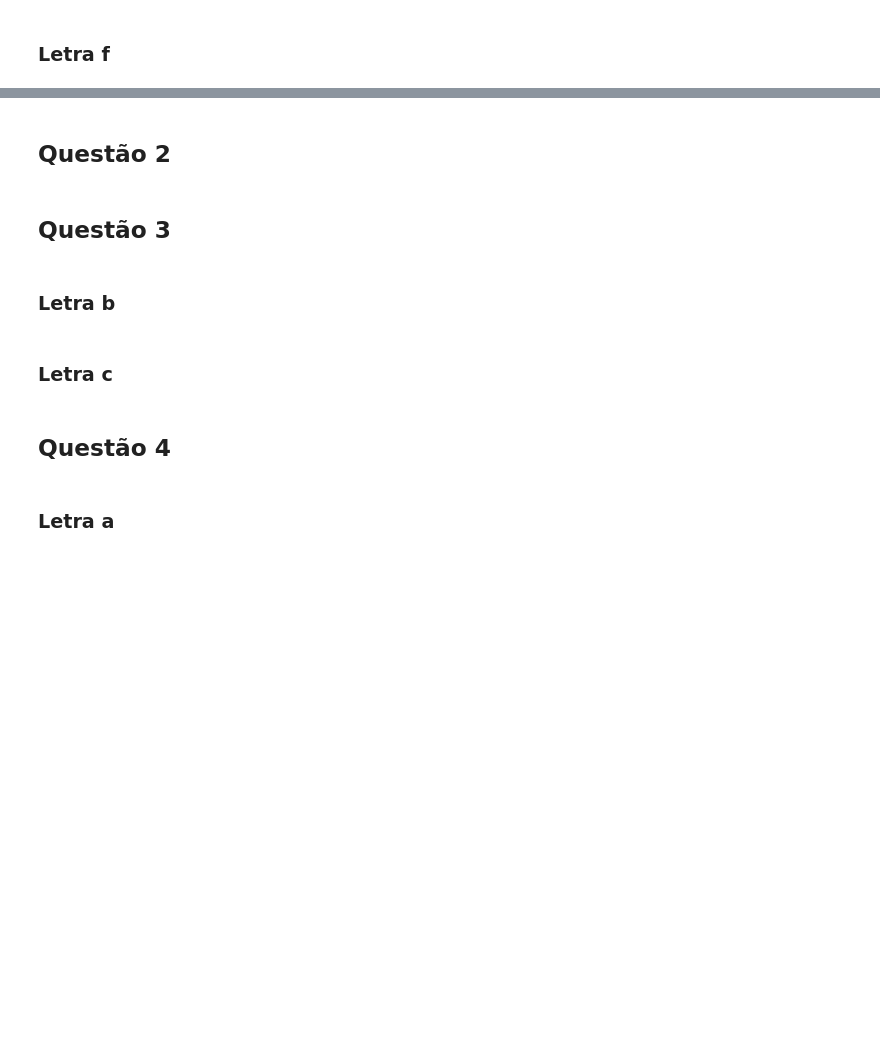
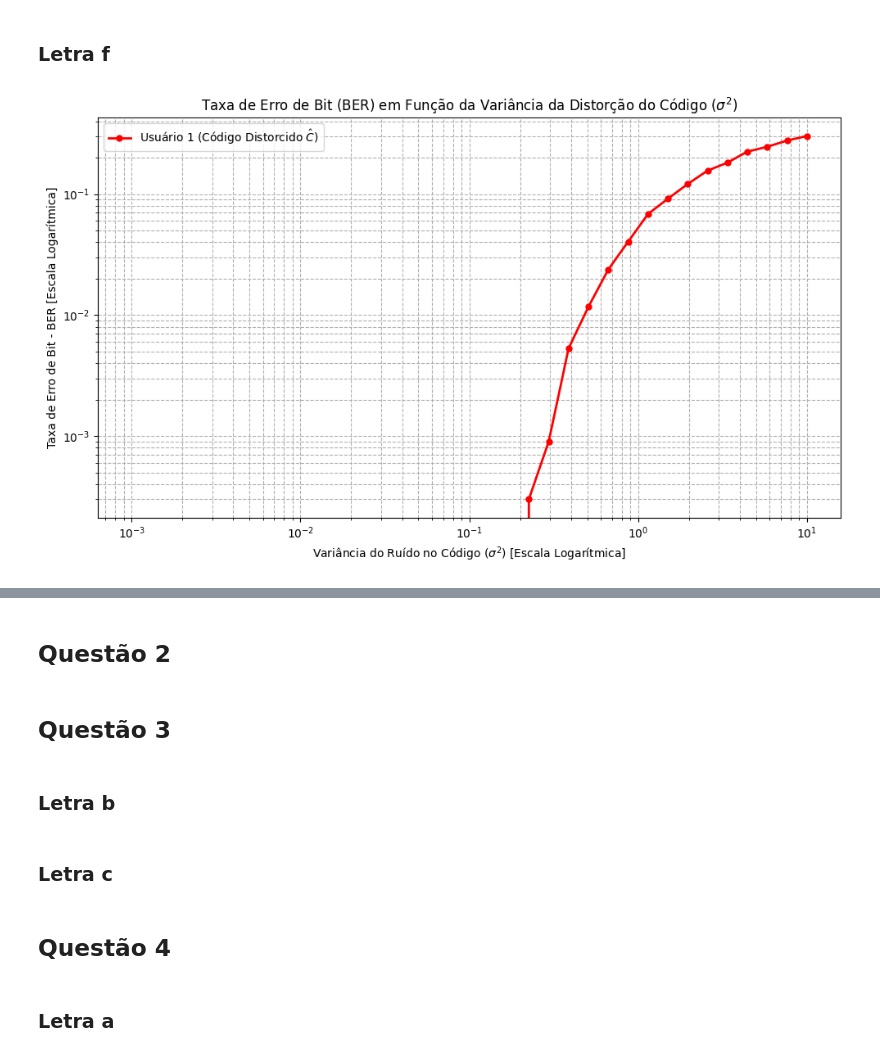
Before and after one commit to alyPoint/CEFET---Processamento-de-Sinais-I-140826, a Jupyter notebook: Pratica_6/DSP_1_PRATICA_6.ipynb, the cells around one changed output, grey strips where cells are left out. Saved outputs shown, nothing was run; the diff lists cells and outputs as text; code cells hidden in the pictures; blank space fills up the shorter version.

```diff
--- a/Pratica_6/DSP_1_PRATICA_6.ipynb
+++ b/Pratica_6/DSP_1_PRATICA_6.ipynb
@@ -281,2 +370,78 @@ imperceptível. A forma de onda combinada dos três usuários ($x_1 + x_2 + x_3$
 # %% [markdown]
 ### **Letra f**
+# %%
+import numpy as np
+import matplotlib.pyplot as plt
+from scipy.linalg import hadamard
+
+# ==========================================
+# 1. CONFIGURAÇÕES E GERAÇÃO DO FLUXO DE DADOS
+# ==========================================
+np.random.seed(42)
+N = 8              # Comprimento do código de Hadamard / chips por bit
+num_bits = 10000   # Número de bits transmitidos para estatísticas de BER
+
+# Gerando fluxos de bits originais para os 3 usuários
+m1 = np.random.choice([-1, 1], num_bits)
+m2 = np.random.choice([-1, 1], num_bits)
+m3 = np.random.choice([-1, 1], num_bits)
+
+# Geração dos códigos de Hadamard ortogonais
+H = hadamard(N)
+c1 = H[1, :]
+c2 = H[2, :]
+c3 = H[3, :]
+
+# Sinais codificados e combinados no canal (sem ruído no canal: w[n] = 0)
+s1 = np.kron(m1, c1)
+s2 = np.kron(m2, c2)
+s3 = np.kron(m3, c3)
+x_sum = s1 + s2 + s3  # y[n] recebido sem ruído de canal
+
+# ==========================================
+# 2. SIMULAÇÃO DA BER COM CÓDIGO DISTORCIDO NO RECEPTOR
+# ==========================================
+sigma_sq_values = np.logspace(-3, 1, 35)  # Variação de \sigma^2 da matriz W
+ber_distorted_code = []
+
+# Reorganiza o sinal recebido em blocos (num_bits x N chips)
+y_matrix = x_sum.reshape(num_bits, N)
+
+for sigma_sq in sigma_sq_values:
+    sigma = np.sqrt(sigma_sq)
+
+    # Ruído adicionado ao código do receptor: W ~ N(0, \sigma^2 I_8)
+    # Gerando a matriz de ruído para os N chips de cada bit do Usuário 1
+    w_c1 = np.random.normal(0, sigma, size=(num_bits, N))
+
+    # Código distorcido do Usuário 1 no receptor: \hat{c}_1 = c_1 + w_c1
+    c1_hat = c1 + w_c1  # Broadcast de c1 somado a cada linha de w_c1
+
+    # Correlação entre o sinal recebido e o código distorcido (produto interno por bit / N)
+    correlation = np.sum(c1_hat * y_matrix, axis=1) / N
+
+    # Tomada de decisão (função sinal)
+    m1_est = np.sign(correlation)
+    m1_est[m1_est == 0] = 1  # Tratamento para zeros exatos
+
+    # Cálculo da Taxa de Erro de Bit (BER)
+    errors = np.sum(m1_est != m1)
+    ber = errors / num_bits
+    ber_distorted_code.append(ber)
+
+# ==========================================
+# 3. PLOTAGEM DO GRÁFICO DE PROBABILIDADE DE ERRO
+# ==========================================
+plt.figure(figsize=(10, 6))
+plt.plot(sigma_sq_values, ber_distorted_code, 'ro-', linewidth=2, markersize=5, label='Usuário 1 (Código Distorcido $\hat{C}$)')
+plt.xscale('log')
+plt.yscale('log')
+plt.title('Taxa de Erro de Bit (BER) em Função da Variância da Distorção do Código ($\sigma^2$)')
+plt.xlabel('Variância do Ruído no Código ($\sigma^2$) [Escala Logarítmica]')
+plt.ylabel('Taxa de Erro de Bit - BER [Escala Logarítmica]')
+plt.grid(True, which="both", ls="--")
+plt.legend()
+plt.tight_layout()
+plt.show()
+# %% [output]
+[figure, added]
```
Also changed, not shown: parts of 3 cells of this notebook.
